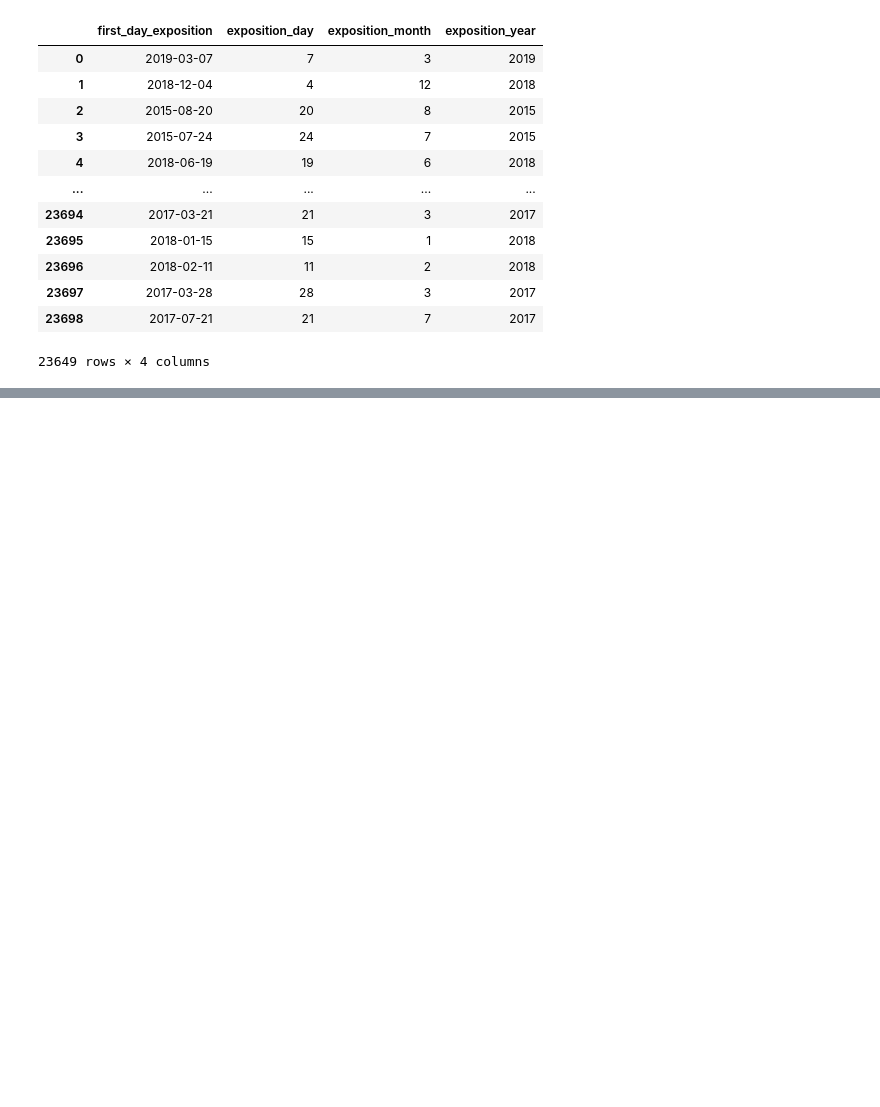
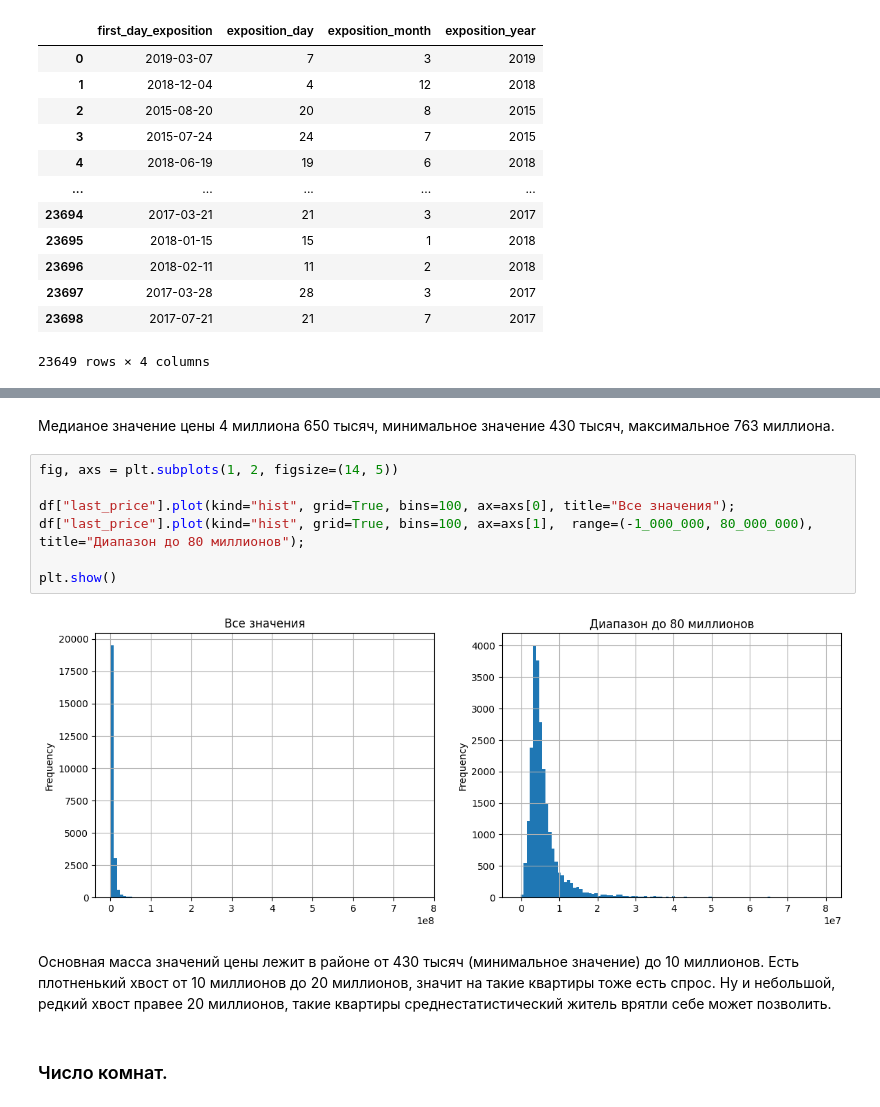
Before and after one commit to Alex-projects-hub/Research_of_advertisements_for_the_sale_of_apartments, a Jupyter notebook: Research_of_advertisements_for_the_sale_of_apartments.ipynb, the cells around one changed output, grey strips where cells are left out. Cells and saved outputs as stored; diff of their text form; blank space fills up the shorter version.

```diff
--- a/Research_of_advertisements_for_the_sale_of_apartments.ipynb
+++ b/Research_of_advertisements_for_the_sale_of_apartments.ipynb
@@ -464,0 +608,15 @@ df[["first_day_exposition", "exposition_day", "exposition_month", "exposition_ye
+# %% [markdown]
+Медианое значение цены 4 миллиона 650 тысяч, минимальное значение 430 тысяч, максимальное 763 миллиона.
+# %%
+fig, axs = plt.subplots(1, 2, figsize=(14, 5))
+
+df["last_price"].plot(kind="hist", grid=True, bins=100, ax=axs[0], title="Все значения");
+df["last_price"].plot(kind="hist", grid=True, bins=100, ax=axs[1],  range=(-1_000_000, 80_000_000), title="Диапазон до 80 миллионов");
+
+plt.show()
+# %% [output]
+[figure, added]
+# %% [markdown]
+Основная масса значений цены лежит в районе от 430 тысяч (минимальное значение) до 10 миллионов. Есть плотненький хвост от 10 миллионов до 20 миллионов, значит на такие квартиры тоже есть спрос. Ну и небольшой, редкий хвост правее 20 миллионов, такие квартиры среднестатистический житель врятли себе может позволить.
+# %% [markdown]
+### Число комнат.
```
Also changed, not shown: parts of 50 cells of this notebook.
